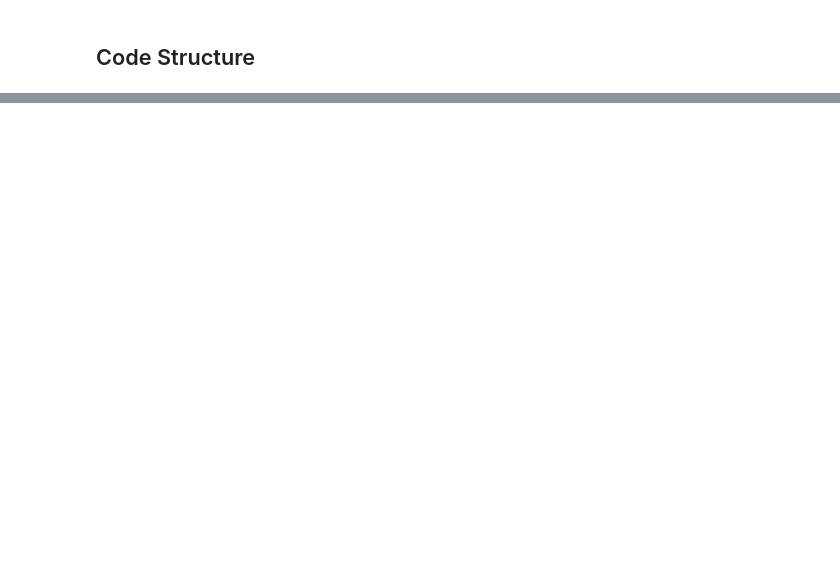
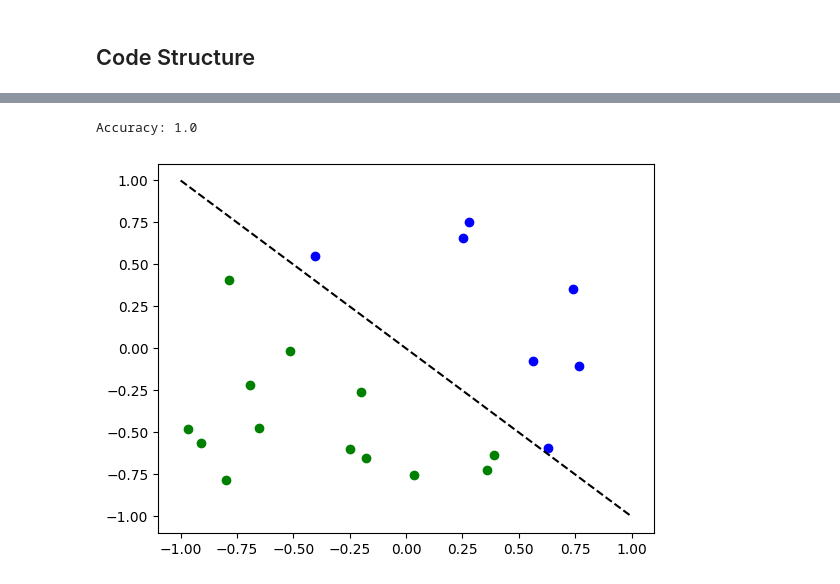
Before and after one commit to ericardomuten/-qamp-spring-23-, a Jupyter notebook: Development Notebook.ipynb, the cells around one changed output, grey strips where cells are left out. Drawn from its saved outputs; the diff is of its cells as text; code cells hidden in the pictures; blank space fills up the shorter version.

```diff
--- a/Development Notebook.ipynb
+++ b/Development Notebook.ipynb
@@ -241,0 +368,25 @@ class DataReuploading():
+# %%
+# Define optimizer and loss
+optimizer = LBFGS(model1.parameters())
+f_loss = MSELoss(reduction="sum")
+
+# Start training
+model1.train()  # set model to training mode
+
+
+# Note from (https://pytorch.org/docs/stable/optim.html):
+# Some optimization algorithms such as LBFGS need to
+# reevaluate the function multiple times, so you have to
+# pass in a closure that allows them to recompute your model.
+# The closure should clear the gradients, compute the loss,
+# and return it.
+def closure():
+    optimizer.zero_grad()  # Initialize/clear gradients
+    loss = f_loss(model1(X_), y_)  # Evaluate loss function
+    loss.backward()  # Backward pass
+    print(loss.item())  # Print loss
+    return loss
+
+
+# Run optimizer step4
+optimizer.step(closure)
@@ -241,0 +415,23 @@ class DataReuploading():
+# %%
+# Evaluate model and compute accuracy
+y_predict = []
+for x, y_target in zip(X, y):
+    output = model1(Tensor(x))
+    y_predict += [np.sign(output.detach().numpy())[0]]
+
+print("Accuracy:", sum(y_predict == y) / len(y))
+
+# Plot results
+# red == wrongly classified
+for x, y_target, y_p in zip(X, y, y_predict):
+    if y_target == 1:
+        plt.plot(x[0], x[1], "bo")
+    else:
+        plt.plot(x[0], x[1], "go")
+    if y_target != y_p:
+        plt.scatter(x[0], x[1], s=200, facecolors="none", edgecolors="r", linewidths=2)
+plt.plot([-1, 1], [1, -1], "--", color="black")
+plt.show()
+# %% [output]
+Accuracy: 1.0
+[figure, added]
```
Also changed, not shown: parts of 17 cells of this notebook.
